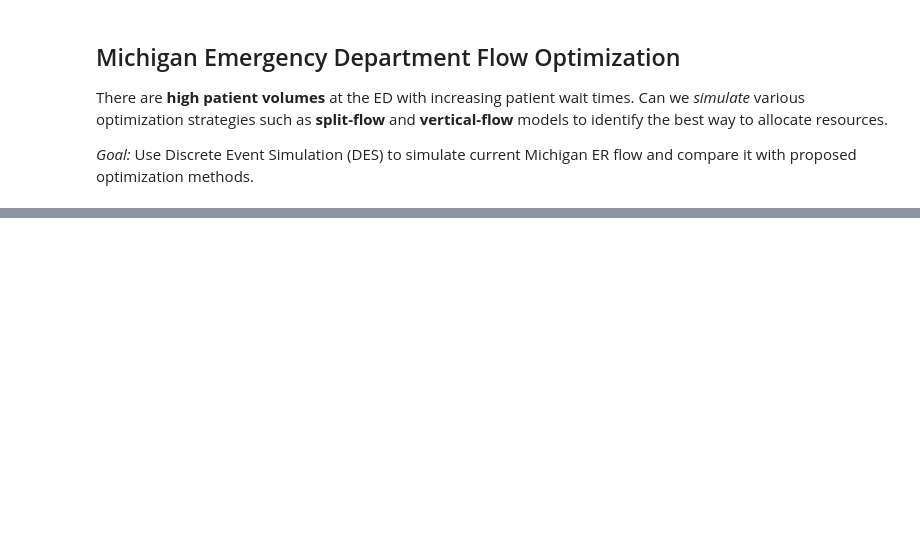
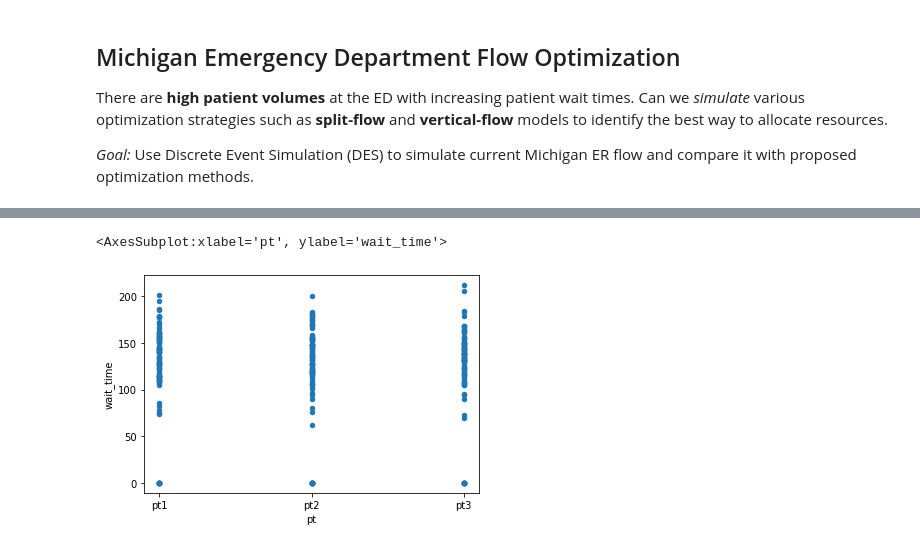
Before and after one commit to abbirdboy/er-flow, a Jupyter notebook: notebooks/1.0-initial-exploration.ipynb, the cells around one changed output, grey strips where cells are left out. Drawn from its saved outputs; the diff is of its cells as text; code cells hidden in the pictures; blank space fills up the shorter version.

```diff
--- a/notebooks/1.0-initial-exploration.ipynb
+++ b/notebooks/1.0-initial-exploration.ipynb
@@ -13,0 +305,5 @@ ModuleNotFoundError: No module named 'simpy'
+# %%
+combined_pt.plot.scatter(x='pt', y='wait_time')
+# %% [output]
+<AxesSubplot:xlabel='pt', ylabel='wait_time'>
+[figure, added]
```
Also changed, not shown: parts of 21 cells of this notebook, 5 other files.
